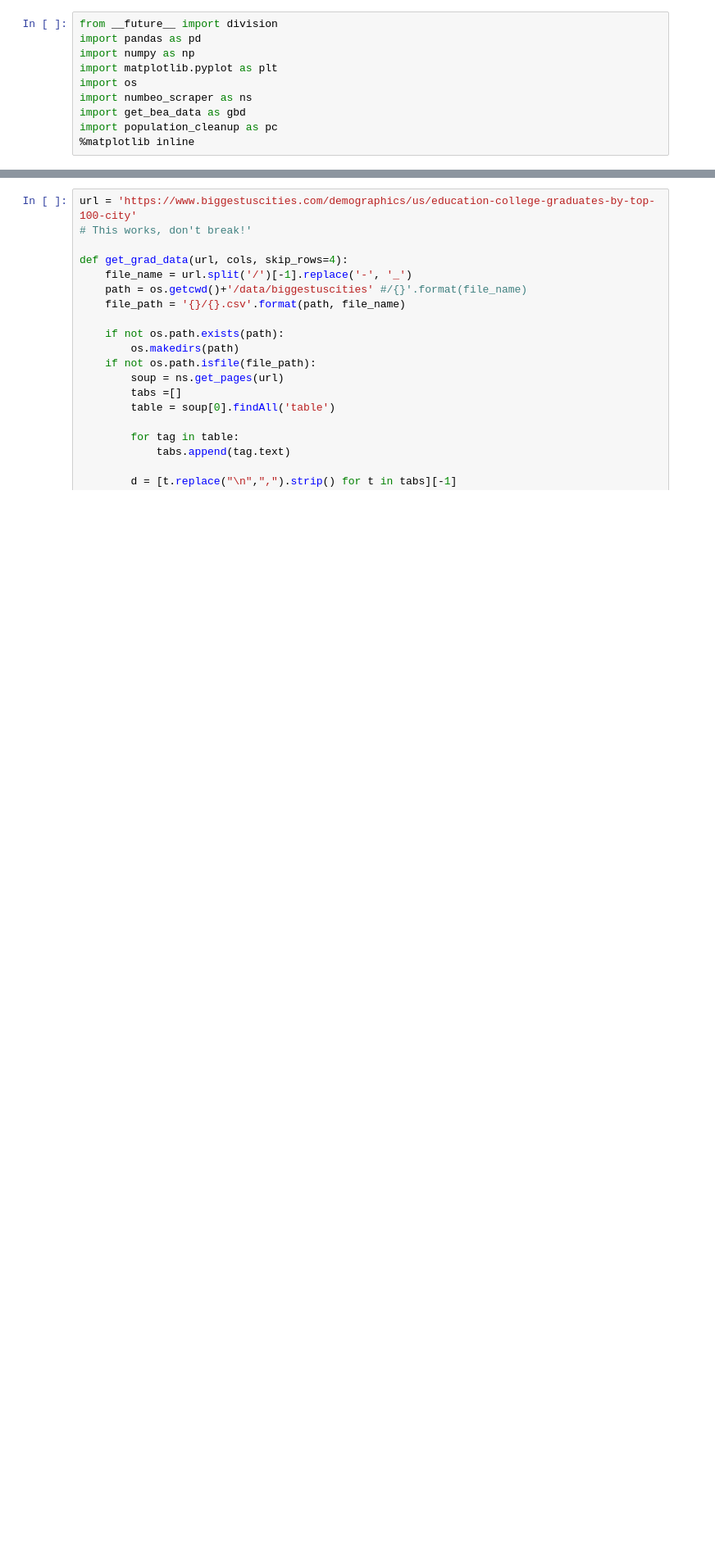
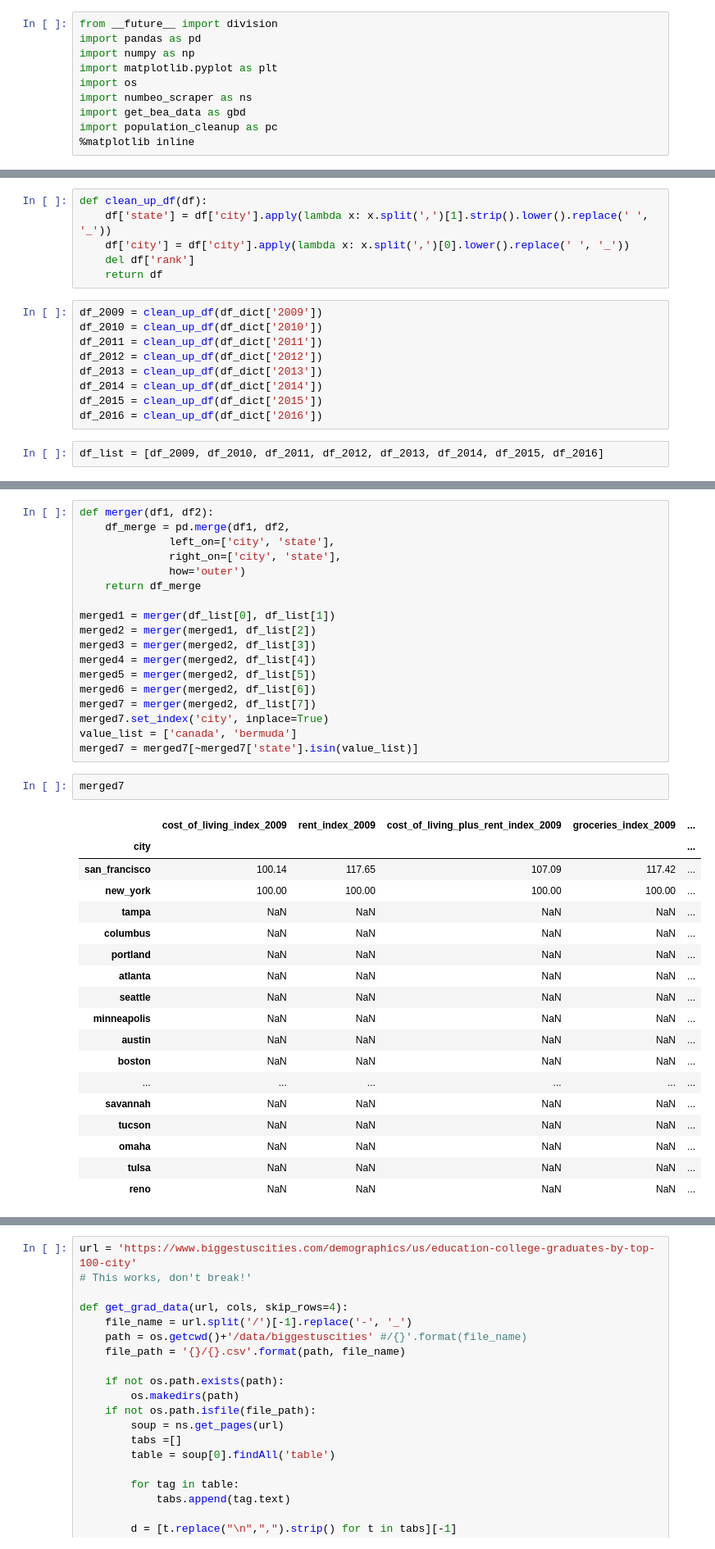
Before and after one commit to CLuiz/CityScapes, a Jupyter notebook: eda7_25.ipynb, the cells around one changed output, grey strips where cells are left out. Shown at 82% size. Drawn from its saved outputs; the diff is of its cells as text; blank space fills up the shorter version.

Commit message:
numbeo data cleaned and merged

```diff
--- a/eda7_25.ipynb
+++ b/eda7_25.ipynb
@@ -28,0 +47,17 @@ next_df.shape
+# %%
+def clean_up_df(df):
+    df['state'] = df['city'].apply(lambda x: x.split(',')[1].strip().lower().replace(' ', '_'))
+    df['city'] = df['city'].apply(lambda x: x.split(',')[0].lower().replace(' ', '_'))
+    del df['rank']
+    return df
+# %%
+df_2009 = clean_up_df(df_dict['2009'])
+df_2010 = clean_up_df(df_dict['2010'])
+df_2011 = clean_up_df(df_dict['2011'])
+df_2012 = clean_up_df(df_dict['2012'])
+df_2013 = clean_up_df(df_dict['2013'])
+df_2014 = clean_up_df(df_dict['2014'])
+df_2015 = clean_up_df(df_dict['2015'])
+df_2016 = clean_up_df(df_dict['2016'])
+# %%
+df_list = [df_2009, df_2010, df_2011, df_2012, df_2013, df_2014, df_2015, df_2016]
@@ -28,0 +66,39 @@ next_df.shape
+# %%
+def merger(df1, df2):
+    df_merge = pd.merge(df1, df2,
+              left_on=['city', 'state'],
+              right_on=['city', 'state'],
+              how='outer')
+    return df_merge
+
+merged1 = merger(df_list[0], df_list[1])
+merged2 = merger(merged1, df_list[2])
+merged3 = merger(merged2, df_list[3])
+merged4 = merger(merged2, df_list[4])
+merged5 = merger(merged2, df_list[5])
+merged6 = merger(merged2, df_list[6])
+merged7 = merger(merged2, df_list[7])
+merged7.set_index('city', inplace=True)
+value_list = ['canada', 'bermuda']
+merged7 = merged7[~merged7['state'].isin(value_list)]
+# %%
+merged7
+# %% [output]
+|  | cost_of_living_index_2009 | rent_index_2009 | cost_of_living_plus_rent_index_2009 | groceries_index_2009 | ... |
+| city |  |  |  |  | ... |
+| san_francisco | 100.14 | 117.65 | 107.09 | 117.42 | ... |
+| new_york | 100.00 | 100.00 | 100.00 | 100.00 | ... |
+| tampa | NaN | NaN | NaN | NaN | ... |
+| columbus | NaN | NaN | NaN | NaN | ... |
+| portland | NaN | NaN | NaN | NaN | ... |
+| atlanta | NaN | NaN | NaN | NaN | ... |
+| seattle | NaN | NaN | NaN | NaN | ... |
+| minneapolis | NaN | NaN | NaN | NaN | ... |
+| austin | NaN | NaN | NaN | NaN | ... |
+| boston | NaN | NaN | NaN | NaN | ... |
+| ... | ... | ... | ... | ... | ... |
+| savannah | NaN | NaN | NaN | NaN | ... |
+| tucson | NaN | NaN | NaN | NaN | ... |
+| omaha | NaN | NaN | NaN | NaN | ... |
+| tulsa | NaN | NaN | NaN | NaN | ... |
+| reno | NaN | NaN | NaN | NaN | ... |
```
Also changed, not shown: parts of 6 cells of this notebook, 3 other files.
